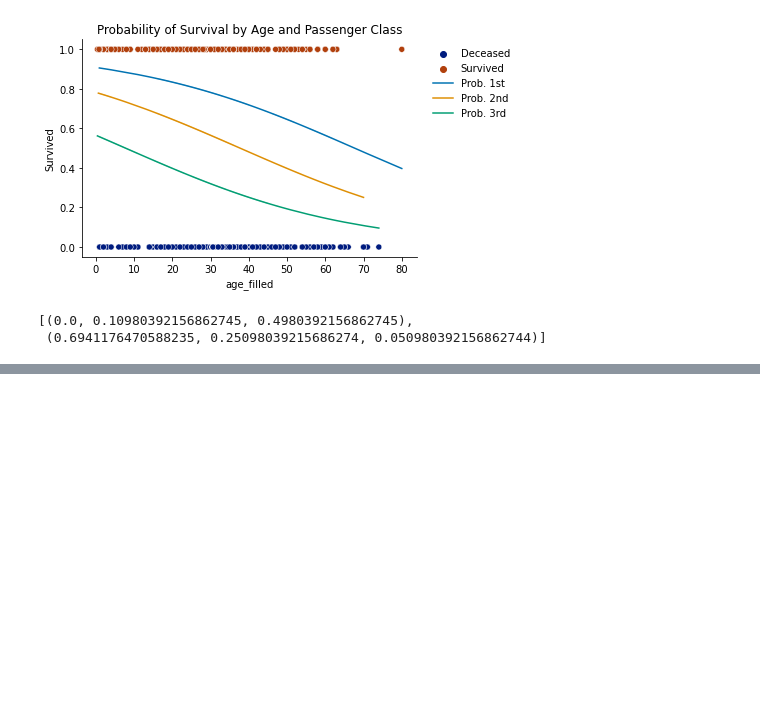
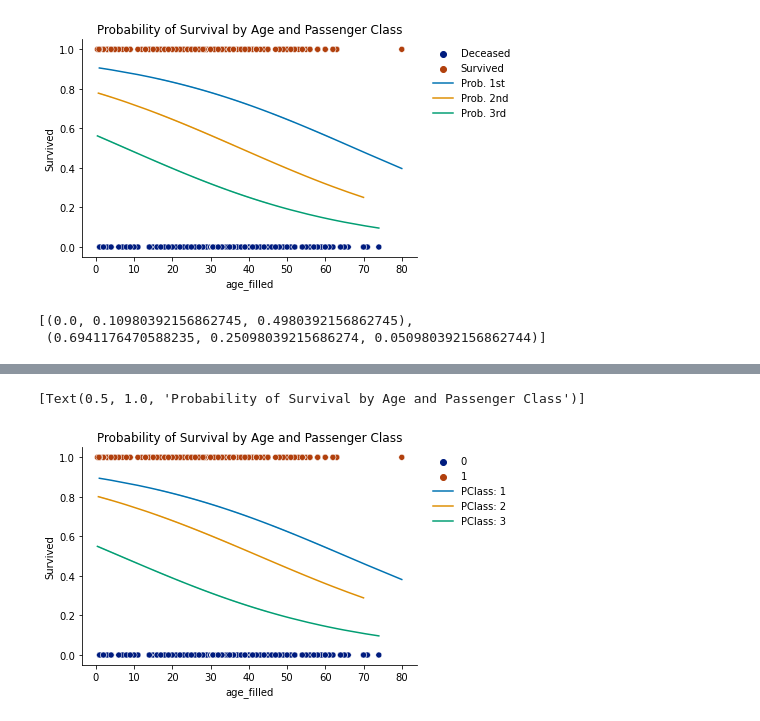
Before and after one commit to the-Hull/p045_spiced_projects, a Jupyter notebook: 02_week/01_exercises/2_ml_exercise.ipynb, the cells around one changed output, grey strips where cells are left out. Drawn from its saved outputs; the diff is of its cells as text; code cells hidden in the pictures; blank space fills up the shorter version.

```diff
--- a/02_week/01_exercises/2_ml_exercise.ipynb
+++ b/02_week/01_exercises/2_ml_exercise.ipynb
@@ -452,0 +499,17 @@ sns.palettes.color_palette('dark', 2)
+# %%
+# Load model
+from sklearn.linear_model import LogisticRegression
+m = LogisticRegression( class_weight= 'balanced')
+
+# fit model
+m.fit(X_train, y_train)
+
+# inspect results
+m.coef_, m.intercept_
+
+print(m.coef_)
+
+print(m.coef_.shape)
+
+# alternative with matrix multiplication
+y_exp = 1/(1+np.exp(-(np.matmul(X, m.coef_.transpose()) + m.intercept_)))
@@ -452,0 +535,25 @@ sns.palettes.color_palette('dark', 2)
+# %%
+fig = sns.scatterplot(
+    x = X.age_filled,
+    y = y,
+    hue = y,
+    palette=sns.palettes.color_palette('dark', 2)
+    )
+
+cols = sns.palettes.color_palette('colorblind', 3)
+# cols = ['black', 'firebrick', 'purple']
+
+for pc in [1,2,3]:
+    sns.lineplot(x = X.loc[df.Pclass == pc, 'age_filled'],
+    y = y_exp[0][df.Pclass == pc],
+    # hue = X.loc[X.Pclass == pc, 'Pclass'],
+    color = cols[pc-1],
+    label = f'PClass: {pc}')
+
+# sns.lineplot(x = X.age_filled, y = y_exp[0], color = 'black')
+sns.despine()
+plt.legend(bbox_to_anchor=(1.02, 1), loc=2, frameon = False)
+fig.set(title = 'Probability of Survival by Age and Passenger Class')
+# %% [output]
+[Text(0.5, 1.0, 'Probability of Survival by Age and Passenger Class')]
+[figure, added]
```
Also changed, not shown: parts of 8 cells of this notebook, 2 other files.
